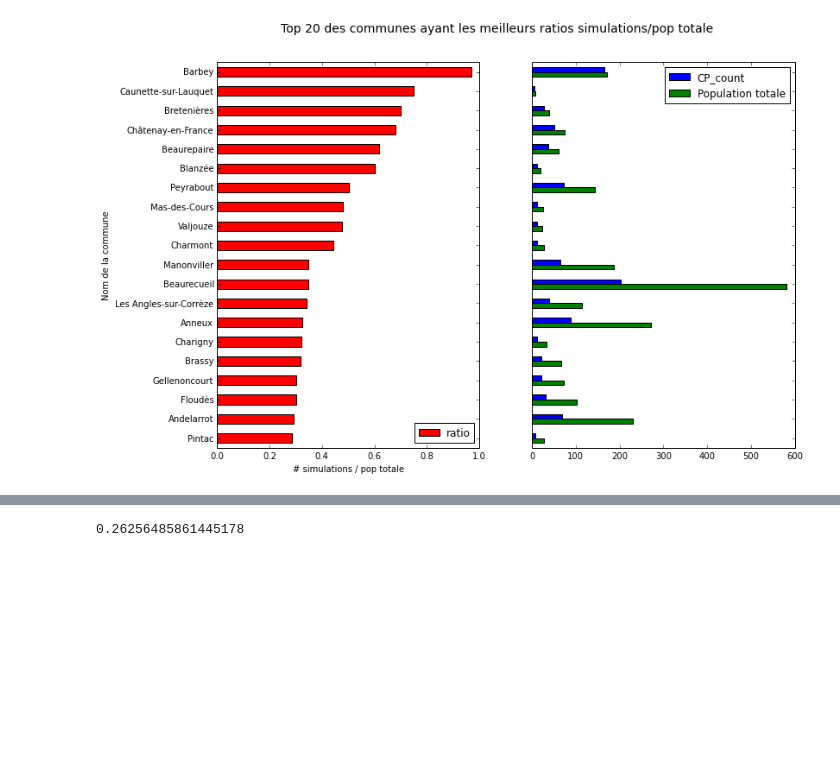
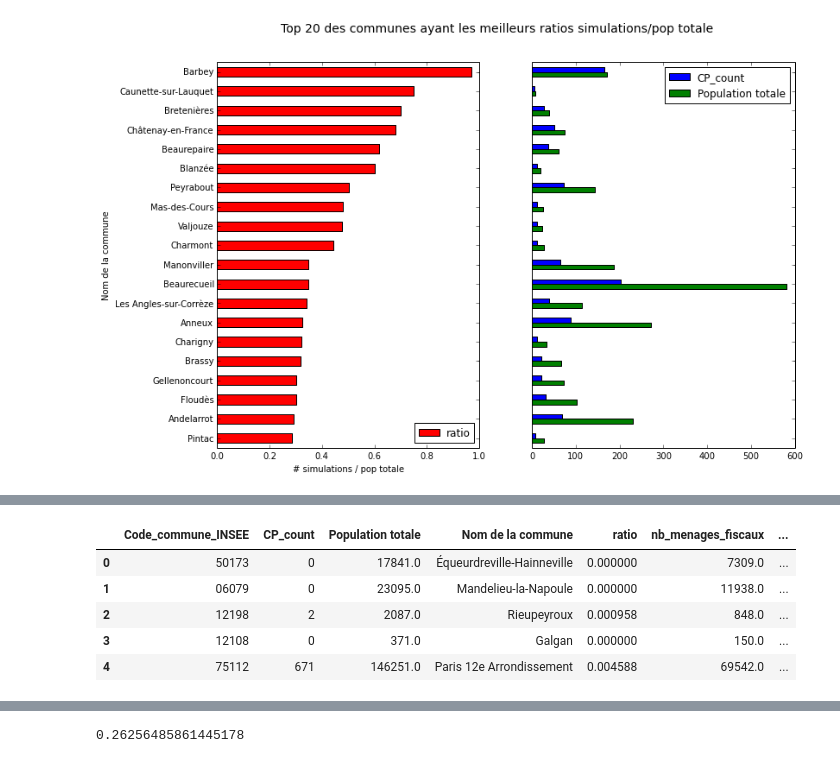
Before and after one commit to betagouv/mes-aides-analytics, a Jupyter notebook: python/plot_CP.ipynb, the cells around one changed output, grey strips where cells are left out. Saved outputs shown, nothing was run; the diff lists cells and outputs as text; code cells hidden in the pictures; blank space fills up the shorter version.

```diff
--- a/python/plot_CP.ipynb
+++ b/python/plot_CP.ipynb
@@ -229,3 +235,12 @@ postal_count.head(2)
+# %%
+postal_count.head()
+# %% [output]
+|  | Code_commune_INSEE | CP_count | Population totale | Nom de la commune | ratio | nb_menages_fiscaux | ... |
+| 0 | 50173 | 0 | 17841.0 | Équeurdreville-Hainneville | 0.000000 | 7309.0 | ... |
+| 1 | 06079 | 0 | 23095.0 | Mandelieu-la-Napoule | 0.000000 | 11938.0 | ... |
+| 2 | 12198 | 2 | 2087.0 | Rieupeyroux | 0.000958 | 848.0 | ... |
+| 3 | 12108 | 0 | 371.0 | Galgan | 0.000000 | 150.0 | ... |
+| 4 | 75112 | 671 | 146251.0 | Paris 12e Arrondissement | 0.004588 | 69542.0 | ... |
 # %%
 postal_count.CP_count.corr(postal_count.MED12)
 # %% [output]
```
Also changed, not shown: parts of 14 cells of this notebook, 2 other files.
